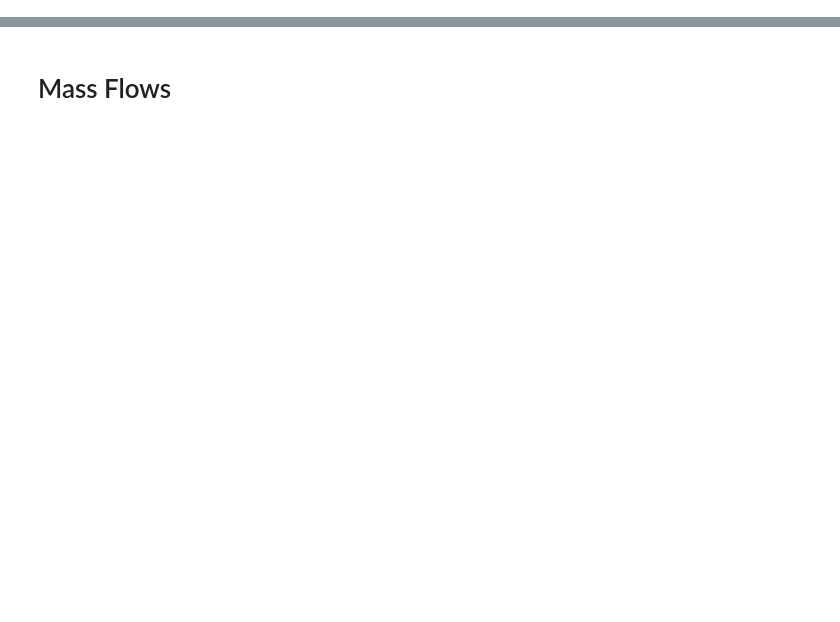
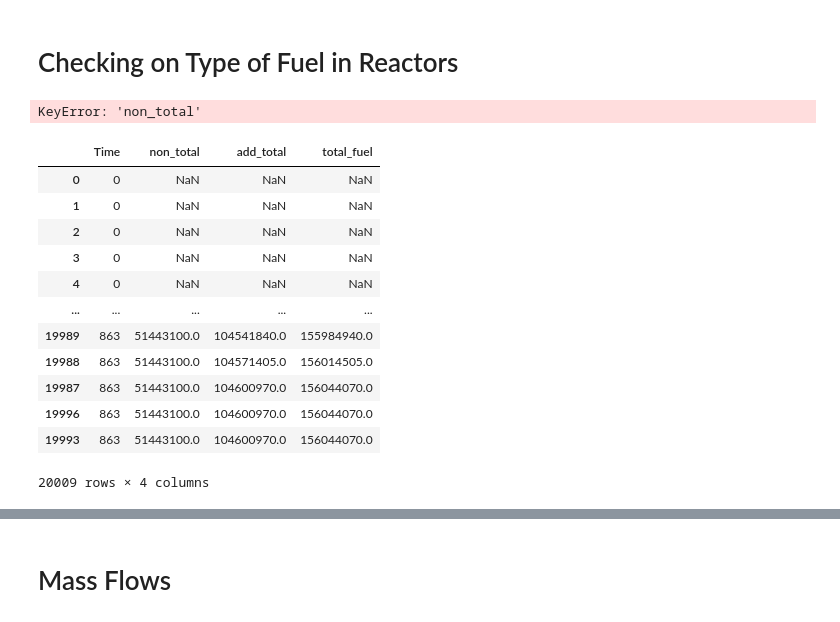
Before and after one commit to opotowsky/EG01_OPRA, a Jupyter notebook: testing_EG01.ipynb, the cells around one changed output, grey strips where cells are left out. Drawn from its saved outputs; the diff is of its cells as text; code cells hidden in the pictures; blank space fills up the shorter version.

```diff
--- a/testing_EG01.ipynb
+++ b/testing_EG01.ipynb
@@ -11,3 +11,5 @@ from cymetric import timeseries as tm
 # %%
 db = cym.dbopen('./growthregion/init_reactor_fuelup.sqlite')#pref_change_works.sqlite')
 ev = cym.Evaluator(db=db, write=False)
+# %% [markdown]
+# Checking on Type of Fuel in Reactors
@@ -13,0 +57,21 @@ ev = cym.Evaluator(db=db, write=False)
+# %%
+rxtrs = rxtr_enter_exit_total(ev)
+fuels = fuel_quant(ev)
+# %% [output]
+KeyError: 'non_total'
+# %%
+fuels
+# %% [output]
+|  | Time | non_total | add_total | total_fuel |
+| 0 | 0 | NaN | NaN | NaN |
+| 1 | 0 | NaN | NaN | NaN |
+| 2 | 0 | NaN | NaN | NaN |
+| 3 | 0 | NaN | NaN | NaN |
+| 4 | 0 | NaN | NaN | NaN |
+| ... | ... | ... | ... | ... |
+| 19989 | 863 | 51443100.0 | 104541840.0 | 155984940.0 |
+| 19988 | 863 | 51443100.0 | 104571405.0 | 156014505.0 |
+| 19987 | 863 | 51443100.0 | 104600970.0 | 156044070.0 |
+| 19996 | 863 | 51443100.0 | 104600970.0 | 156044070.0 |
+| 19993 | 863 | 51443100.0 | 104600970.0 | 156044070.0 |
+20009 rows × 4 columns
```
Also changed, not shown: parts of 3 cells of this notebook.
